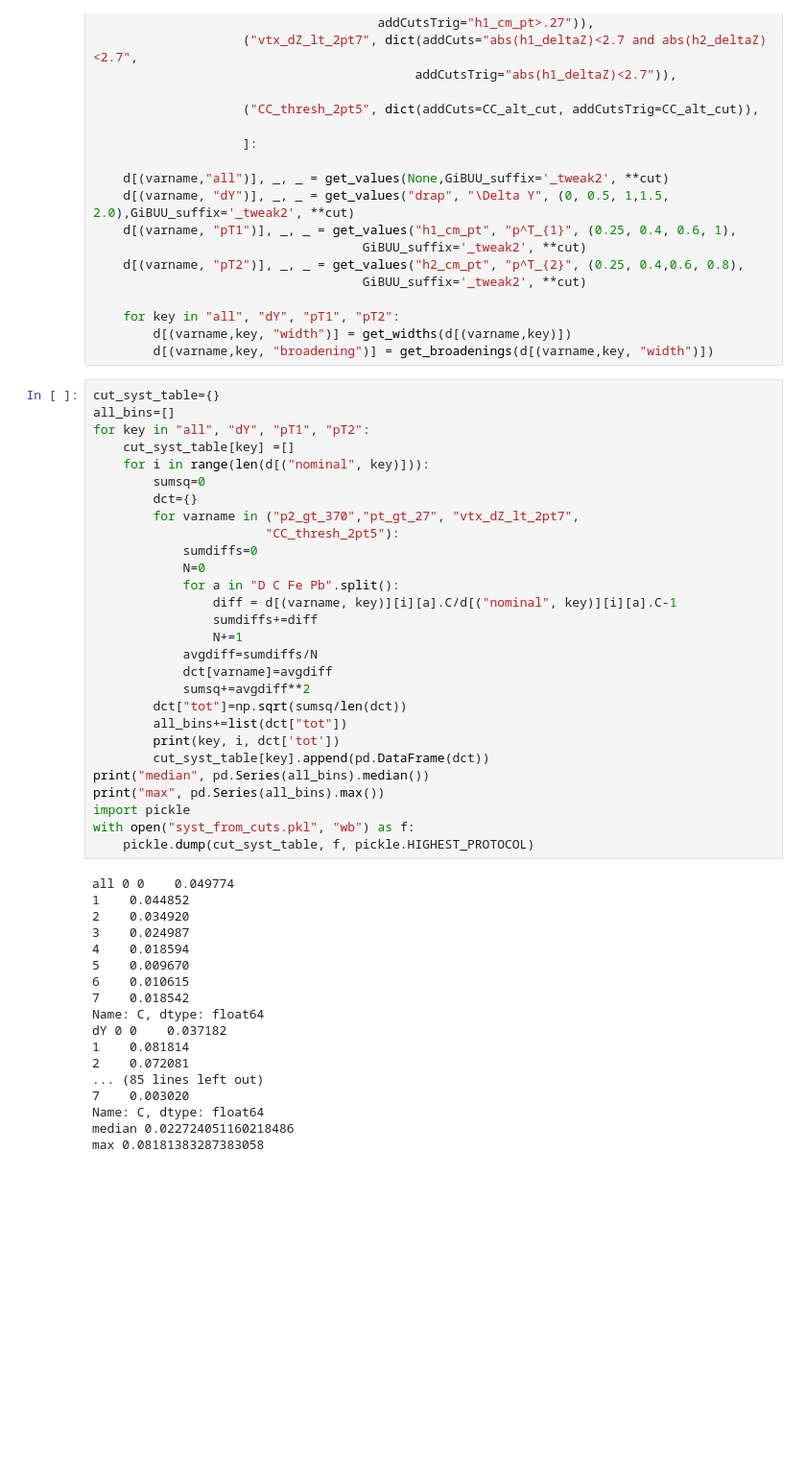
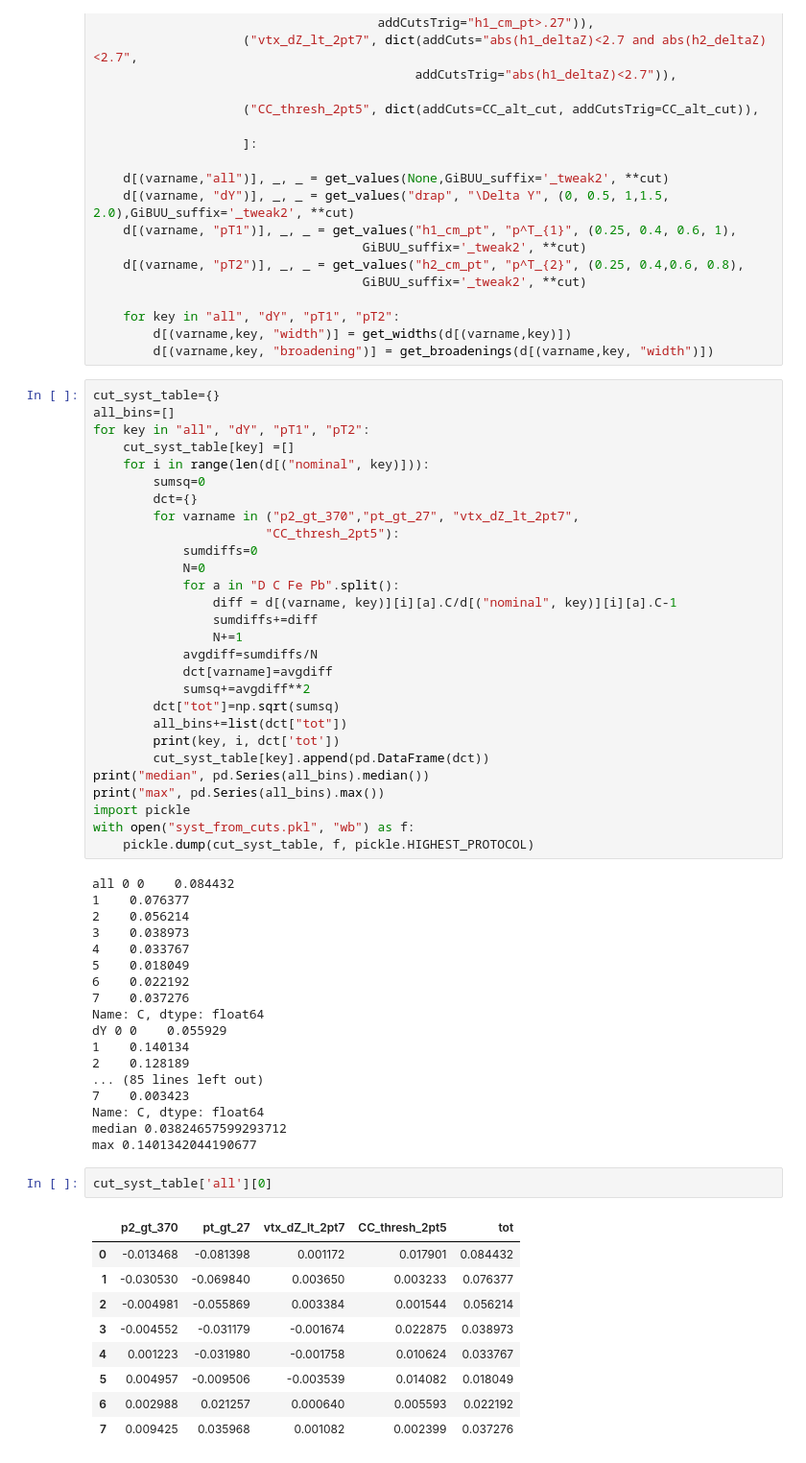
Before and after one commit to smoranvas/di-hadron, a Jupyter notebook: EventSelectionSystematics.ipynb, the cells around one changed output. Shown at 96% size. Cells and saved outputs as stored; diff of their text form; blank space fills up the shorter version.

```diff
--- a/EventSelectionSystematics.ipynb
+++ b/EventSelectionSystematics.ipynb
@@ -601,7 +574,7 @@ for key in "all", "dY", "pT1", "pT2":
             avgdiff=sumdiffs/N
             dct[varname]=avgdiff
             sumsq+=avgdiff**2
-        dct["tot"]=np.sqrt(sumsq/len(dct))
+        dct["tot"]=np.sqrt(sumsq)
         all_bins+=list(dct["tot"])
         print(key, i, dct['tot'])
         cut_syst_table[key].append(pd.DataFrame(dct))
@@ -611,20 +584,32 @@ import pickle
 with open("syst_from_cuts.pkl", "wb") as f:
     pickle.dump(cut_syst_table, f, pickle.HIGHEST_PROTOCOL)
 # %% [output]
-all 0 0    0.049774
-1    0.044852
-2    0.034920
-3    0.024987
-4    0.018594
-5    0.009670
-6    0.010615
-7    0.018542
+all 0 0    0.084432
+1    0.076377
+2    0.056214
+3    0.038973
+4    0.033767
+5    0.018049
+6    0.022192
+7    0.037276
 Name: C, dtype: float64
-dY 0 0    0.037182
-1    0.081814
-2    0.072081
+dY 0 0    0.055929
+1    0.140134
+2    0.128189
 ... (85 lines left out)
-7    0.003020
+7    0.003423
 Name: C, dtype: float64
-median 0.022724051160218486
-max 0.08181383287383058
+median 0.03824657599293712
+max 0.1401342044190677
+# %%
+cut_syst_table['all'][0]
+# %% [output]
+|  | p2_gt_370 | pt_gt_27 | vtx_dZ_lt_2pt7 | CC_thresh_2pt5 | tot |
+| 0 | -0.013468 | -0.081398 | 0.001172 | 0.017901 | 0.084432 |
+| 1 | -0.030530 | -0.069840 | 0.003650 | 0.003233 | 0.076377 |
+| 2 | -0.004981 | -0.055869 | 0.003384 | 0.001544 | 0.056214 |
+| 3 | -0.004552 | -0.031179 | -0.001674 | 0.022875 | 0.038973 |
+| 4 | 0.001223 | -0.031980 | -0.001758 | 0.010624 | 0.033767 |
+| 5 | 0.004957 | -0.009506 | -0.003539 | 0.014082 | 0.018049 |
+| 6 | 0.002988 | 0.021257 | 0.000640 | 0.005593 | 0.022192 |
+| 7 | 0.009425 | 0.035968 | 0.001082 | 0.002399 | 0.037276 |
```
Also changed, not shown: parts of 10 cells of this notebook, 3 other files.
